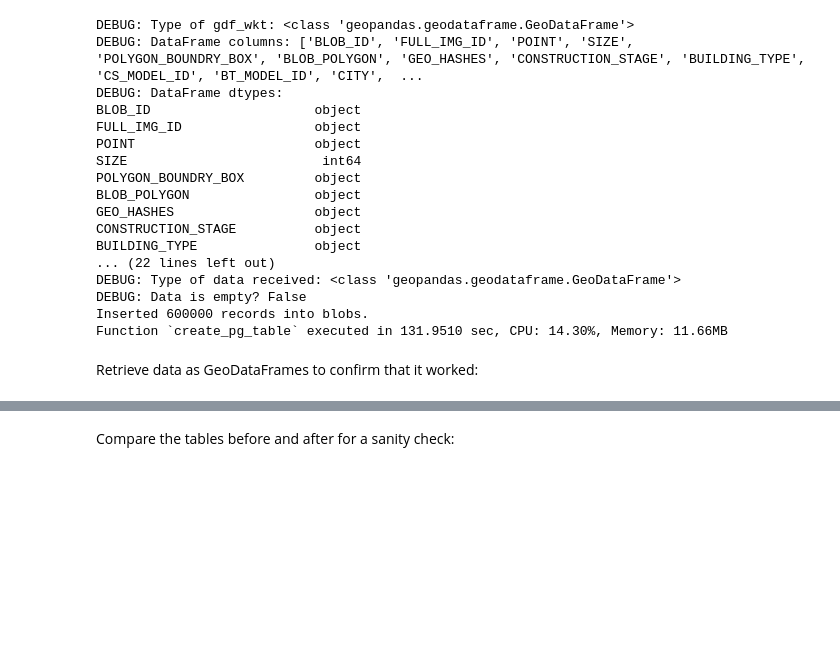
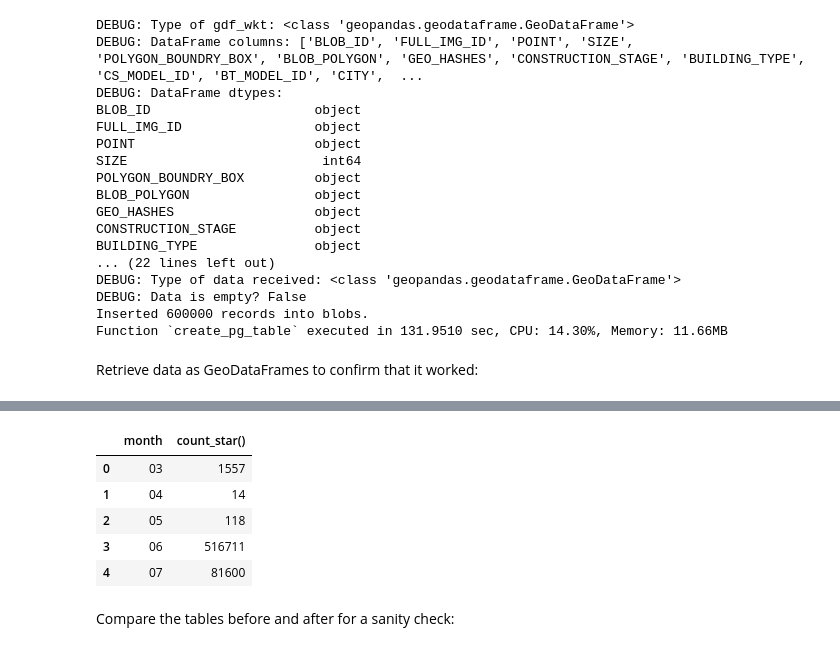
Before and after one commit to sralter/matching_optimization, a Jupyter notebook: matching.ipynb, the cells around one changed output, grey strips where cells are left out. Drawn from its saved outputs; the diff is of its cells as text; code cells hidden in the pictures; blank space fills up the shorter version.

Commit message:
update log parquet files and add month row counts for retrieved gdf_test df

```diff
--- a/matching.ipynb
+++ b/matching.ipynb
@@ -332,3 +332,22 @@ Function `retrieve_pg_table` executed in 78.1306 sec, CPU: 44.60%, Memory: 182.8
+# %%
+# get count of rows in each month
+duckdb.register('gdf_test', gdf_test)
+
+check = duckdb.sql("""
+    select MONTH, count(*)
+    from gdf_test
+    group by MONTH
+    order by MONTH
+""").to_df()
+
+check
+# %% [output]
+|  | month | count_star() |
+| 0 | 03 | 1557 |
+| 1 | 04 | 14 |
+| 2 | 05 | 118 |
+| 3 | 06 | 516711 |
+| 4 | 07 | 81600 |
 # %% [markdown]
 Compare the tables before and after for a sanity check:
 # %%
```
Also changed, not shown: parts of 2 cells of this notebook, 2 other files.
